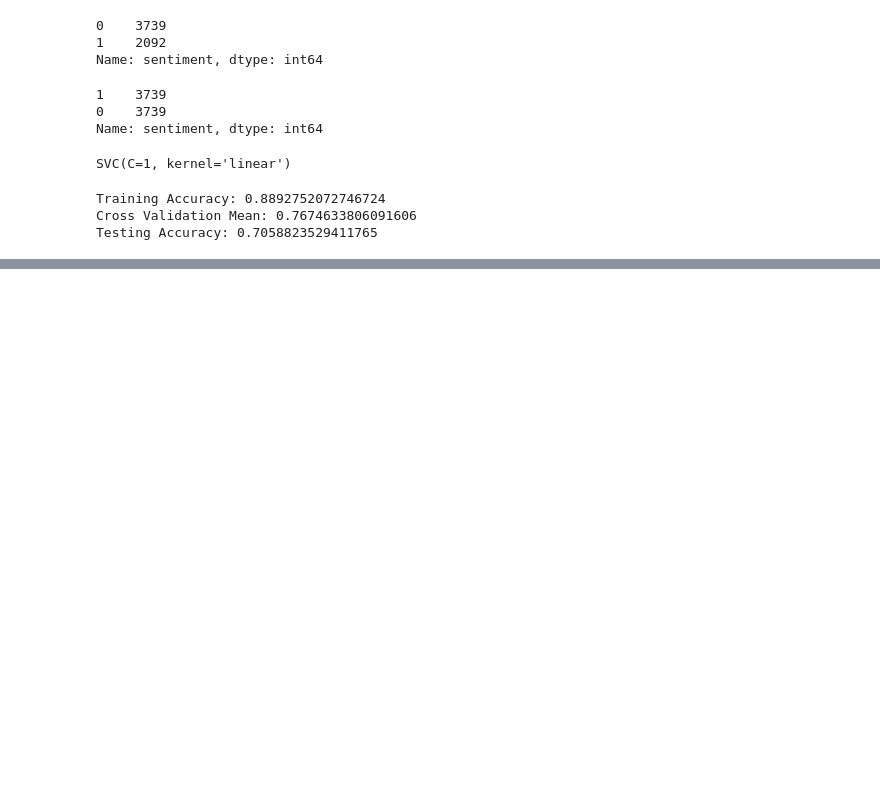
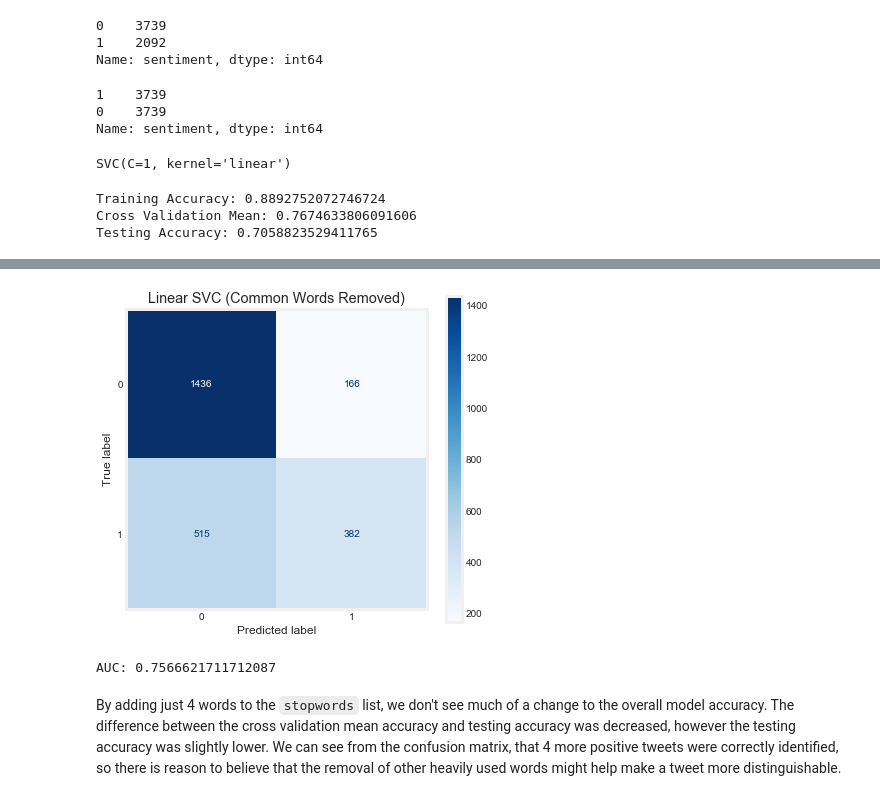
Before and after one commit to jeremy-lee93/nlp-brand-sentiment-analysis, a Jupyter notebook: binary_classification_modeling.ipynb, the cells around one changed output, grey strips where cells are left out. Cells and saved outputs as stored; diff of their text form; code cells hidden in the pictures; blank space fills up the shorter version.

Commit message:
added more markdown to binary classification

```diff
--- a/binary_classification_modeling.ipynb
+++ b/binary_classification_modeling.ipynb
@@ -412,0 +516,16 @@ Testing Accuracy: 0.7058823529411765
+# %%
+#add twitter stopwords to stopwords list
+twitter_stopwords = ['rt', 'sxsw', 'mention', 'link']
+stopwords.extend(twitter_stopwords)
+# %%
+#create TF-IDF matrix
+tfidf_vec_2 = TfidfVectorizer(stop_words=stopwords)
+X_tfidf_2 = tfidf_vec_2.fit_transform(df_binary['tweet_tokens'])
+X_tfidf_df_2 = pd.DataFrame(X_tfidf_2.toarray())
+X_tfidf_df_2.columns = tfidf_vec_2.get_feature_names()
+# %%
+X_train_2, X_test_2, y_train_2, y_test_2 = train_test_split(X_tfidf_df_2, y_binary, test_size=0.3,
+                                                                    stratify=y_binary, random_state=123)
+# %%
+svc_linear_2 = SVC(kernel='linear', C=1)
+svc_linear_2.fit(X_train_2, y_train_2)
@@ -412,0 +555,17 @@ Testing Accuracy: 0.7058823529411765
+# %%
+fig, ax = plt.subplots(figsize=(6, 6))
+plt.grid(False)
+plot_confusion_matrix(svc_linear_2, X_test_2, y_test_2, cmap='Blues', ax=ax)
+plt.title('Linear SVC (Common Words Removed)')
+plt.savefig('Common_words_removed_conf_matrix.png')
+# %% [output]
+[figure, added]
+# %%
+y_score_2 = svc_linear_2.decision_function(X_test_2)
+fpr, tpr, thresholds = roc_curve(y_test_2, y_score_2)
+
+print(f"AUC: {auc(fpr, tpr)}")
+# %% [output]
+AUC: 0.7566621711712087
+# %% [markdown]
+By adding just 4 words to the `stopwords` list, we don't see much of a change to the overall model accuracy.  The difference between the cross validation mean accuracy and testing accuracy was decreased, however the testing accuracy was slightly lower. We can see from the confusion matrix, that 4 more positive tweets were correctly identified, so there is reason to believe that the removal of other heavily used words might help make a tweet more distinguishable.
```
Also changed, not shown: parts of 25 cells of this notebook, 1 other file.
